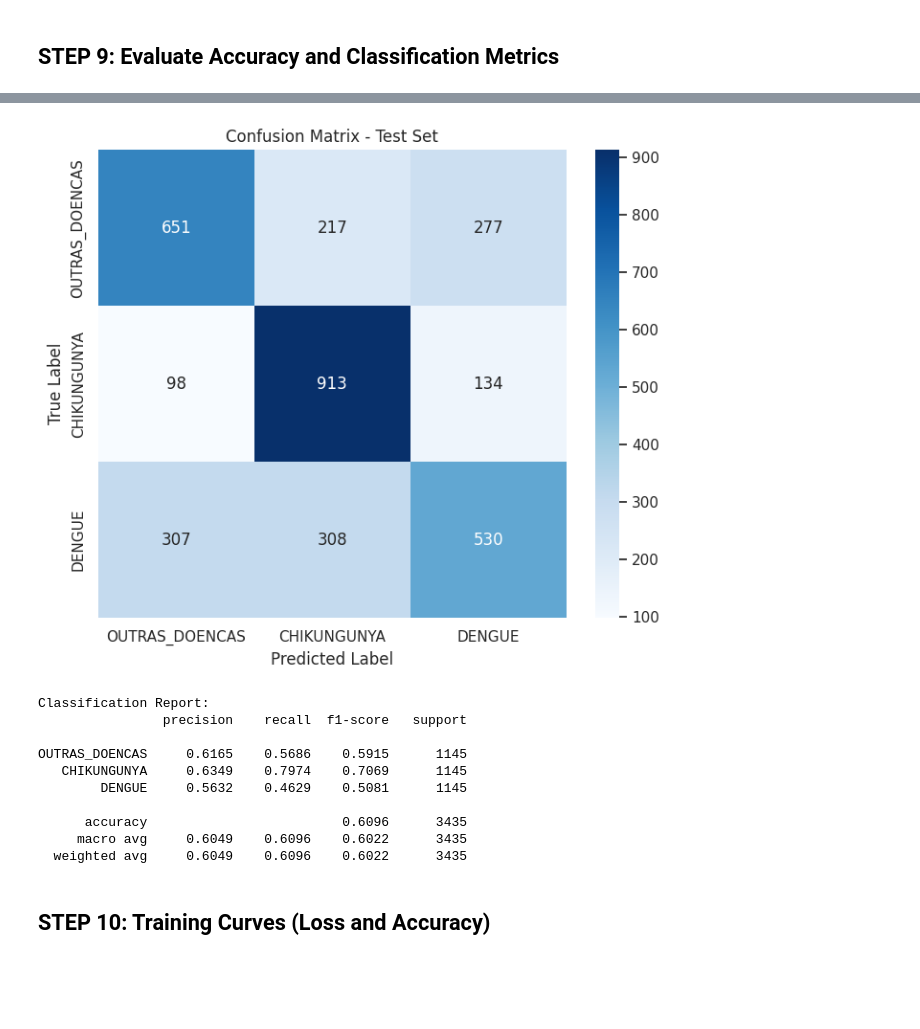
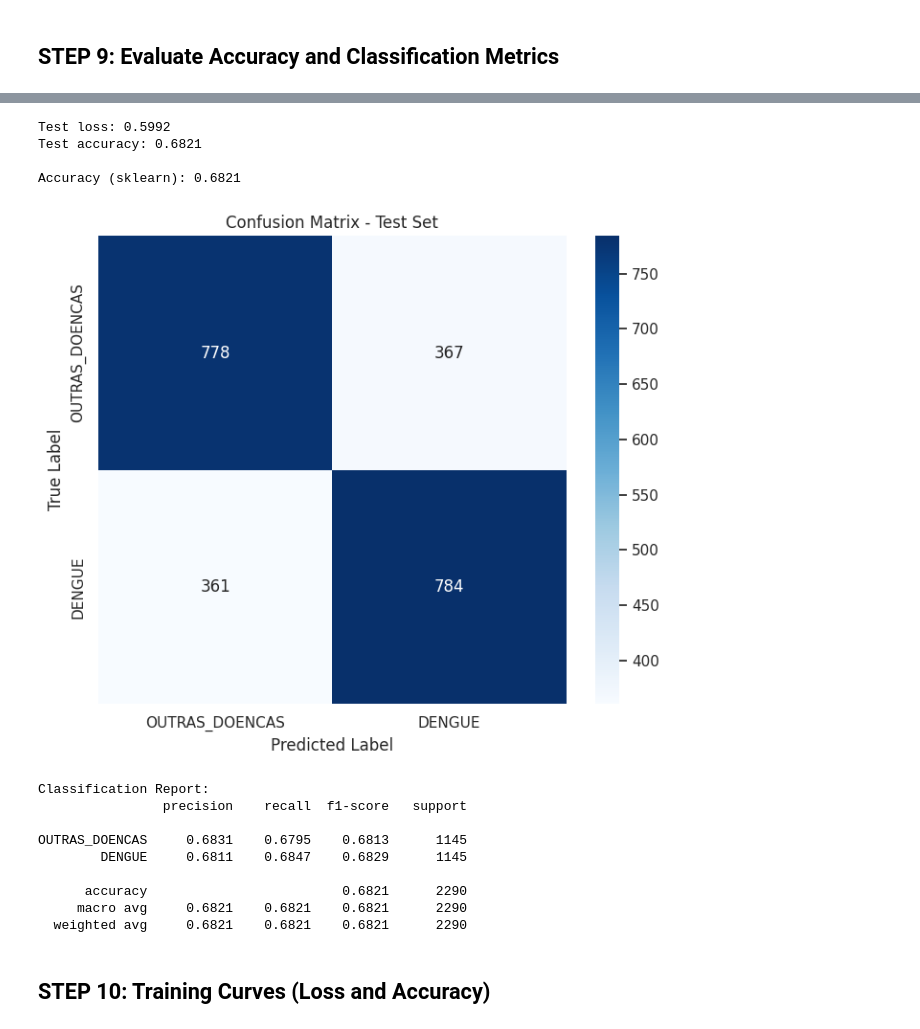
Before and after one commit to Perazzojoao/tcc, a Jupyter notebook: notebooks/dengue_classification.ipynb, the cells around one changed output, grey strips where cells are left out. Saved outputs shown, nothing was run; the diff lists cells and outputs as text; code cells hidden in the pictures; blank space fills up the shorter version.

```diff
--- a/notebooks/dengue_classification.ipynb
+++ b/notebooks/dengue_classification.ipynb
@@ -44,15 +50,22 @@ Visible GPUs: [PhysicalDevice(name='/physical_device:GPU:0', device_type='GPU')]
 # %%
-# Caminho oficial do dataset final gerado pelo script de codificacao.
-DATA_PATH = "../data/data_set_final.csv"
+# Fonte multiclasse para derivacao binaria dentro do notebook.
+DATA_PATH = "../binary_class/data/data_set_final_multiclass.csv"
 TARGET_COL = "CLASSI_FIN"
-CLASS_NAME_MAP = {0: "OUTRAS_DOENCAS", 1: "CHIKUNGUNYA", 2: "DENGUE"}
+CLASS_NAME_MAP = {0: "OUTRAS_DOENCAS", 1: "DENGUE"}
 
 df = pd.read_csv(DATA_PATH)
 
-# Garantimos que a coluna alvo seja numerica para treino multiclass.
+# Garantimos que a coluna alvo seja numerica para treino binario.
 df[TARGET_COL] = pd.to_numeric(df[TARGET_COL], errors="raise").astype(int)
 
-print("Dataset carregado com sucesso:", DATA_PATH)
+# Transformacao para binario no proprio notebook:
+# - remove CHIKUNGUNYA (CLASSI_FIN == 1)
+# - mantem apenas 0 (OUTRAS_DOENCAS) e 2 (DENGUE)
+# - remapeia 2 -> 1
+df = df[df[TARGET_COL].isin([0, 2])].copy()
+df[TARGET_COL] = df[TARGET_COL].replace({2: 1})
+
+print("Dataset multiclasse carregado com sucesso:", DATA_PATH)
 print("Shape:", df.shape)
 print("Colunas:", len(df.columns))
 df.head()
@@ -223,17 +235,17 @@ y_test shape: (3435,)
 # %%
-# Arquitetura base inspirada no template multiclass.
+# Arquitetura base mantendo o pipeline original para classificacao binaria.
 model = tf.keras.Sequential([
     tf.keras.layers.Input(shape=(X_train_scaled.shape[1],)),
     tf.keras.layers.Dense(128, activation="relu"),
     tf.keras.layers.Dropout(0.25),
     tf.keras.layers.Dense(64, activation="relu"),
     tf.keras.layers.Dropout(0.25),
-    tf.keras.layers.Dense(3, activation="softmax"),
+    tf.keras.layers.Dense(1, activation="sigmoid"),
 ])
 
 model.compile(
     optimizer=tf.keras.optimizers.Adam(learning_rate=1e-3),
-    loss="sparse_categorical_crossentropy",
+    loss="binary_crossentropy",
     metrics=["accuracy"],
 )
 
@@ -304,9 +353,9 @@ test_loss, test_acc = model.evaluate(X_test_scaled, y_test, verbose=0)
 print(f"Test loss: {test_loss:.4f}")
 print(f"Test accuracy: {test_acc:.4f}")
 
-# Predicao final por argmax nas probabilidades da softmax.
-probs = model.predict(X_test_scaled, verbose=0)
-y_pred = np.argmax(probs, axis=1)
+# Predicao final por threshold 0.5 sobre probabilidades da sigmoid.
+probs = model.predict(X_test_scaled, verbose=0).ravel()
+y_pred = (probs >= 0.5).astype(int)
 
 print("\nAccuracy (sklearn):", f"{accuracy_score(y_test, y_pred):.4f}")
 
@@ -343,14 +396,17 @@ Accuracy (sklearn): 0.6096
+Test loss: 0.5992
+Test accuracy: 0.6821
+
+Accuracy (sklearn): 0.6821
-[figure, old version]
+[figure, new version]
-Classification Report:
-                precision    recall  f1-score   support
-
-OUTRAS_DOENCAS     0.6165    0.5686    0.5915      1145
-   CHIKUNGUNYA     0.6349    0.7974    0.7069      1145
-        DENGUE     0.5632    0.4629    0.5081      1145
-
-      accuracy                         0.6096      3435
-     macro avg     0.6049    0.6096    0.6022      3435
-  weighted avg     0.6049    0.6096    0.6022      3435
+Classification Report:
+                precision    recall  f1-score   support
+
+OUTRAS_DOENCAS     0.6831    0.6795    0.6813      1145
+        DENGUE     0.6811    0.6847    0.6829      1145
+
+      accuracy                         0.6821      2290
+     macro avg     0.6821    0.6821    0.6821      2290
+  weighted avg     0.6821    0.6821    0.6821      2290
 # %% [markdown]
 ## STEP 10: Training Curves (Loss and Accuracy)
 # %%
```
Also changed, not shown: parts of 14 cells of this notebook, 7 other files.
